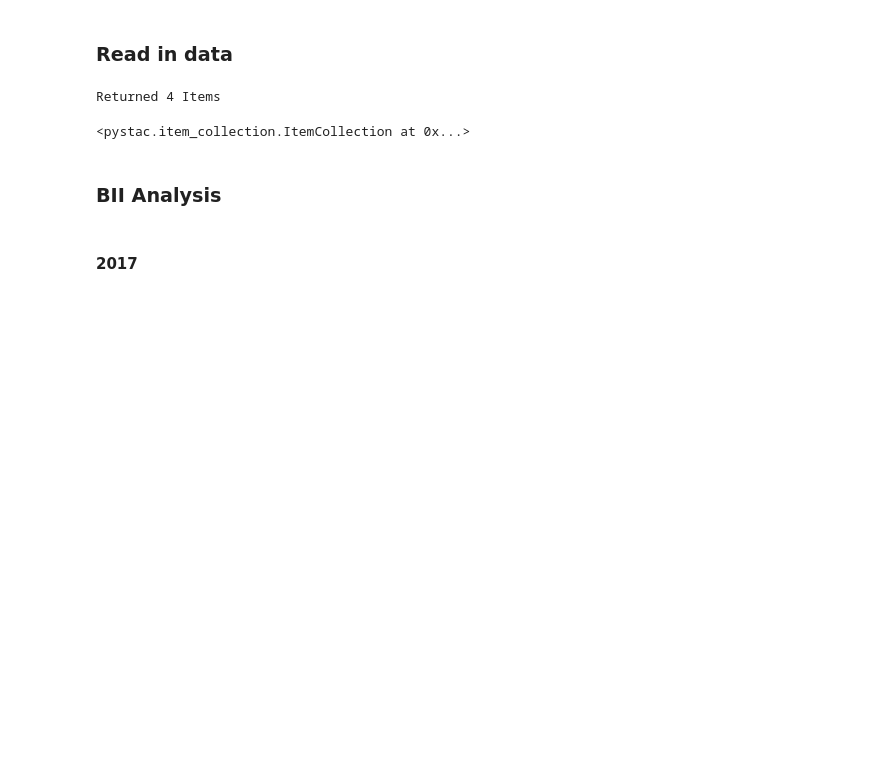
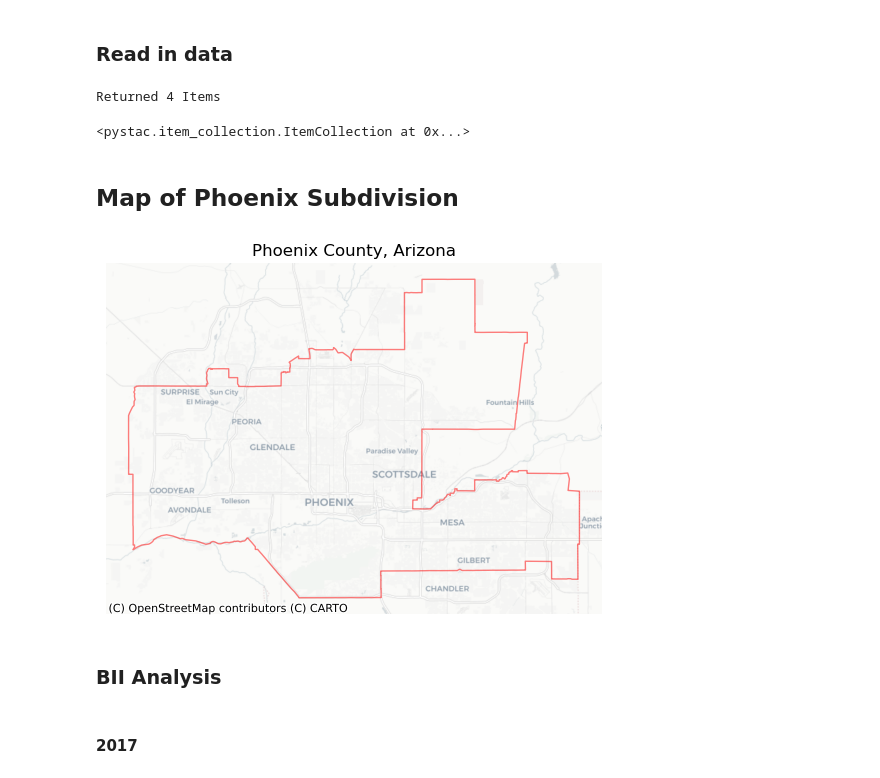
Before and after one commit to mmyiv/Changes-in-Biodiversity-Intactness-in-Arizona, a Jupyter notebook: biodiversity_impact.ipynb, the cells around one changed output. Cells and saved outputs as stored; diff of their text form; code cells hidden in the pictures; blank space fills up the shorter version.

Commit message:
solve exercise 1 to plot AZ basemap

```diff
--- a/biodiversity_impact.ipynb
+++ b/biodiversity_impact.ipynb
@@ -91,6 +91,29 @@ items
 # %% [output]
 Returned 4 Items
 <pystac.item_collection.ItemCollection at 0x...>
+# %% [markdown]
+## Map of Phoenix Subdivision
+# %%
+# Initialize plot
+fig, ax = plt.subplots()
+
+# Plot Phoenix, AZ County border
+(ph.to_crs(epsg=3857).plot(ax=ax,
+                           edgecolor="red",
+                           facecolor='none',
+                           alpha = 0.5,
+                           figsize=(9, 9)))
+
+# Add basemap from contextily
+cx.add_basemap(ax=ax, source = cx.providers.CartoDB.Positron)
+
+# Add title and turn off axis
+ax.set_title("Phoenix County, Arizona")
+ax.set_axis_off()
+
+plt.show()
+# %% [output]
+[figure, added]
 # %% [markdown]
 ### BII Analysis
 # %% [markdown]
```
Also changed, not shown: parts of 9 cells of this notebook.
